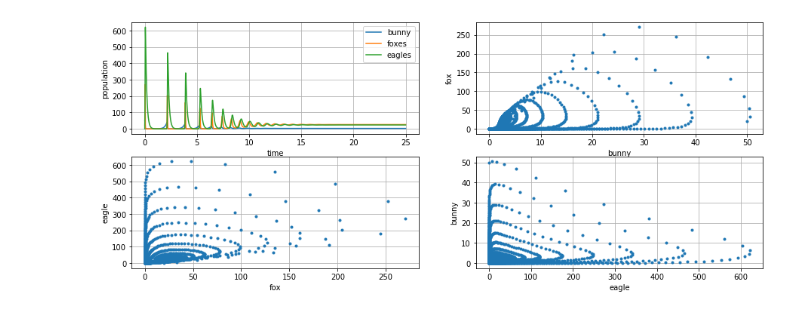
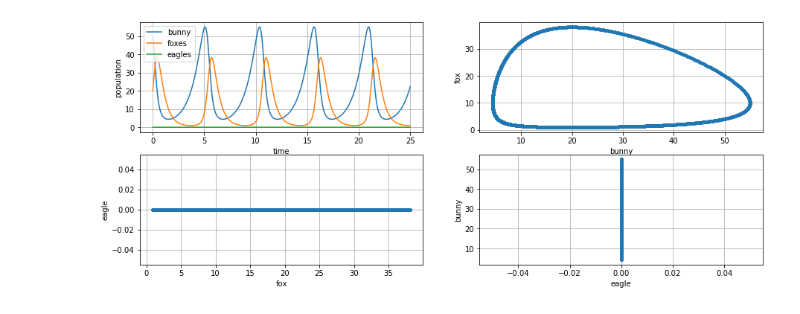
Before and after one commit to thatmariia/ModellingODE, a Jupyter notebook: Lotka Volterra.ipynb, the cells around one changed output. Drawn from its saved outputs; the diff is of its cells as text; code cells hidden in the pictures.

```diff
--- a/Lotka Volterra.ipynb
+++ b/Lotka Volterra.ipynb
@@ -15,7 +15,7 @@ def population(y: List[float], a: float, b: float, c: float, d:float, e:float, f
     N = np.zeros(l)
     N[0] = a * y[0] - b*y[0]*y[1] - c*y[0]*y[2]
     N[1] = d * y[0]*y[1] - e*y[1] - f*y[1]*y[2]
-    N[2] = g * y[0]*y[1] + h*y[1]*y[2] - k*y[2]
+    N[2] = g * y[0]*y[2] + h*y[1]*y[2] - k*y[2]
 
 
     return N
@@ -46,7 +46,7 @@ def solve_pop(a: float, b: float, c: float, d: float, e:float, f: float, g: floa
     constants in the Lotka-Volterra model and different
     initial values of the differential equations.'''
 
-    n = 5000
+    n = 10000
 
     y1 = np.zeros(n + 1)
     y2 = np.zeros(n + 1)
@@ -99,4 +103,4 @@ def solve_pop(a: float, b: float, c: float, d: float, e:float, f: float, g: floa
 # %%
-solve_pop(5, 0.1, 0.1, 2, 0.2, 0.2, 1, 0.2, 8, 50, 20, 0)
+solve_pop(1, 0.1, 0, 0.1, 2, 0, 0, 0, 0, 50, 20, 0)
 # %% [output]
-[figure, old version]
+[figure, new version]
```
Also changed, not shown: parts of 3 cells of this notebook.
